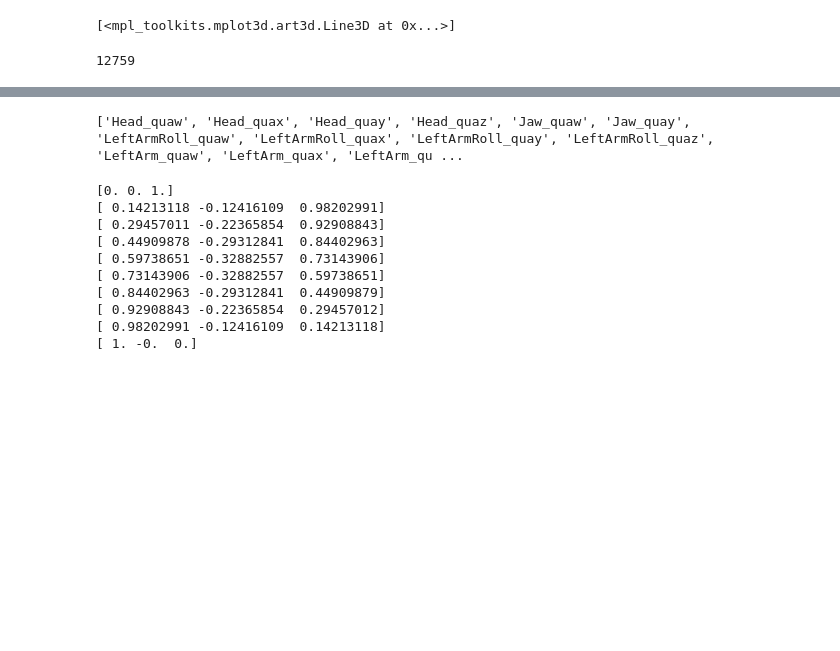
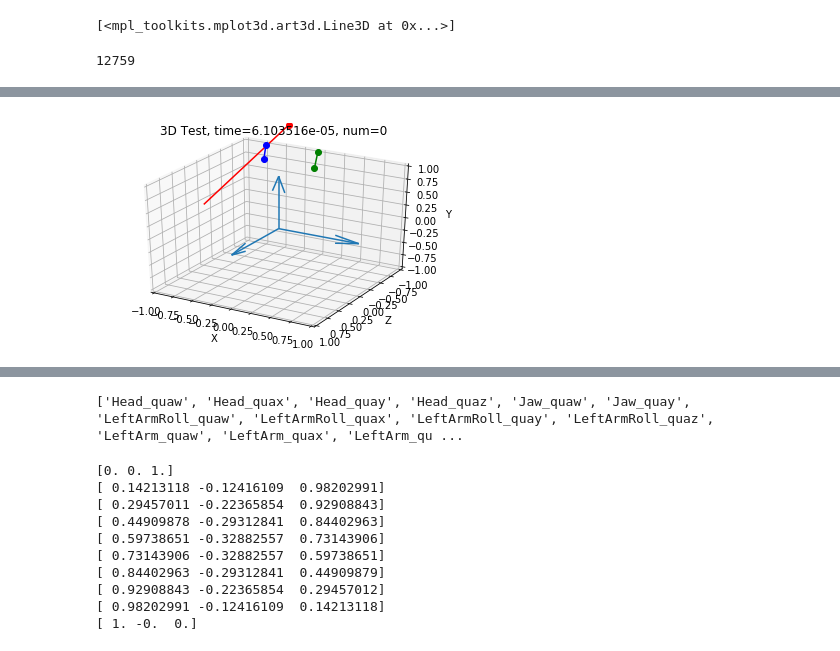
Before and after one commit to jbousque/predictionPresence, a Jupyter notebook: src/unity_display.ipynb, the cells around one changed output, grey strips where cells are left out. Drawn from its saved outputs; the diff is of its cells as text; code cells hidden in the pictures; blank space fills up the shorter version.

```diff
--- a/src/unity_display.ipynb
+++ b/src/unity_display.ipynb
@@ -117,7 +117,7 @@ def vect(v):
 
 def get_quaternion(df, num, point):
     data = df.iloc[num]
-    return Quaternion(x=data[point+'_quaw'], y=data[point+'_quax'], z=data[point+'_quay'], w=data[point+'_quaz'])
+    return Quaternion(w=data[point+'_quaw'], x=data[point+'_quax'], y=data[point+'_quay'], z=data[point+'_quaz'])
 
 def get_coords_q(df, num, point):
     data=df.iloc[num]
@@ -235,3 +233,4 @@ plt.show()
+[figure, added]
 # %%
 from IPython.core.display import display, HTML
 point = 'Head'
```
Also changed, not shown: parts of 6 cells of this notebook.
